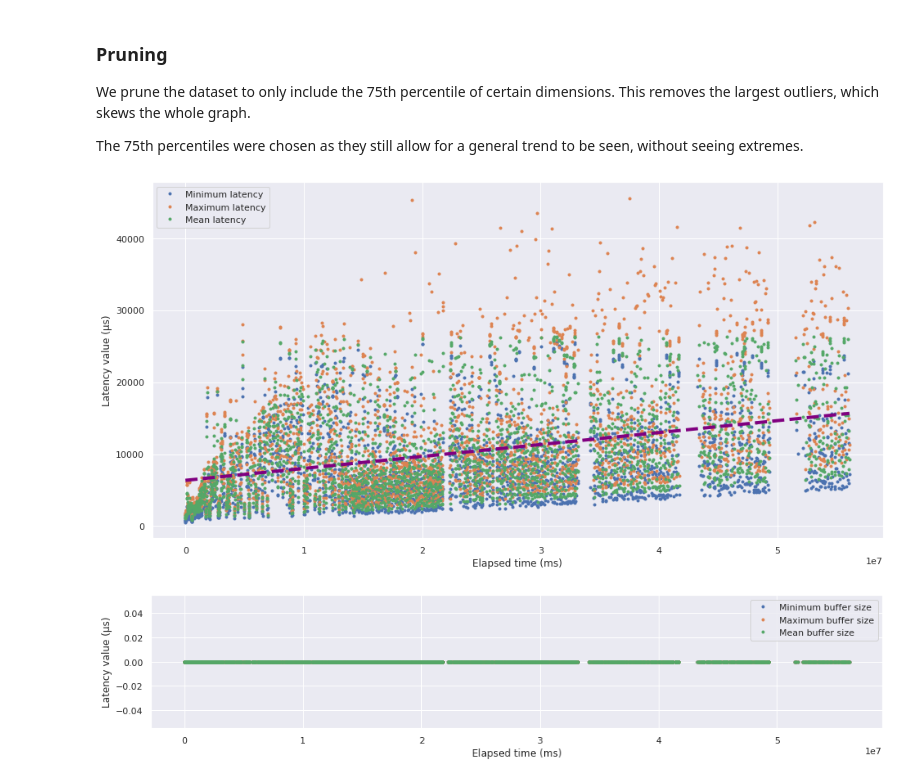
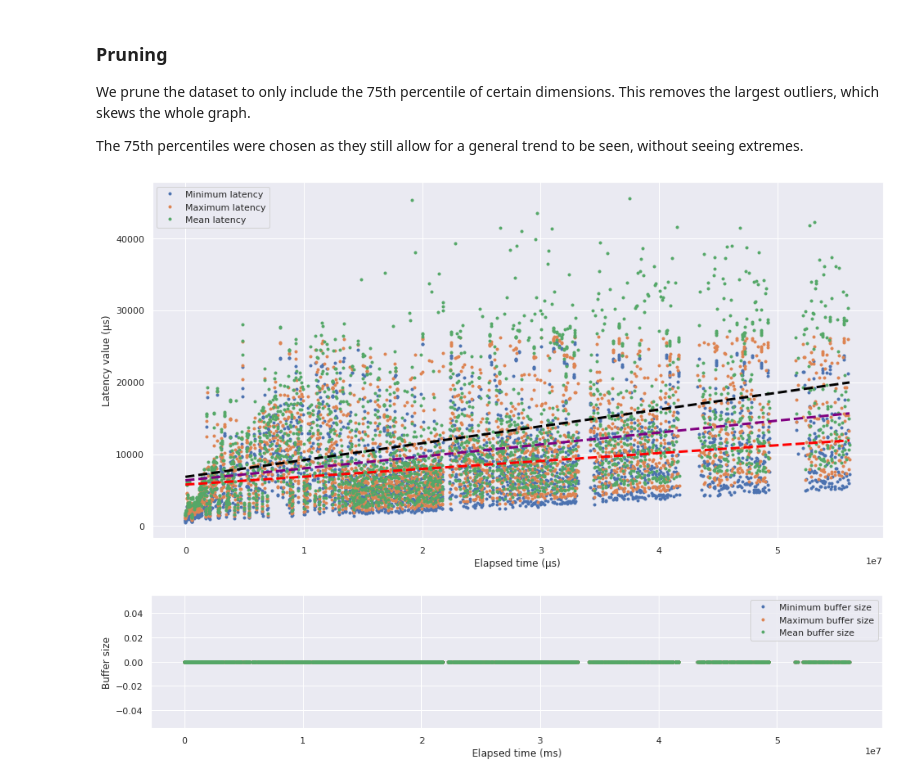
Before and after one commit to wgslr/trunkless-whiteboard, a Jupyter notebook: packages/benchmarks/analytics/benchmarks.ipynb, the cells around one changed output. Drawn from its saved outputs; the diff is of its cells as text; code cells hidden in the pictures.

```diff
--- a/packages/benchmarks/analytics/benchmarks.ipynb
+++ b/packages/benchmarks/analytics/benchmarks.ipynb
@@ -56,35 +56,37 @@ df = df.loc[df['latency_avg'] < percentile_75]
 percentile_75 = 50000
 df = df.loc[df['latency_max'] < percentile_75]
 # %%
-latency_df = df[['latency_min', 'latency_max', 'latency_avg']]
+latency_columns = ['latency_min', 'latency_avg', 'latency_max']
+latency_df = df[latency_columns]
 latency_df.plot(
     linestyle='None',
     marker='.',
-    xlabel='Elapsed time (ms)',
+    xlabel='Elapsed time (μs)',
     ylabel='Latency value (μs)',
 )
 plt.legend([
     'Minimum latency',
     'Maximum latency',
     'Mean latency',
 ])
 
-z = np.polyfit(df.index, df.latency_avg, 1)
-p = np.poly1d(z)
-plt.plot(
-    df.index,
-    p(df.index),
-    color='purple',
-    linestyle='--',
-    linewidth=4,
-)
+for column, color in zip(latency_columns, ['red', 'purple', 'black']):
+    z = np.polyfit(df.index, df[column], 1)
+    p = np.poly1d(z)
+    plt.plot(
+        df.index,
+        p(df.index),
+        color=color,
+        linestyle='--',
+        linewidth=3,
+    )
 
 plt.savefig(
     fname='latency.jpg',
     dpi=100,
 )
 # %% [output]
-[figure, old version]
+[figure, new version]
 # %%
 buffer_df = df[['buffer_min', 'buffer_max', 'buffer_avg']]
 buffer_df.plot(
@@ -92,7 +94,7 @@ buffer_df.plot(
     linestyle='None',
     marker='.',
     xlabel='Elapsed time (ms)',
-    ylabel='Latency value (μs)',
+    ylabel='Buffer size',
 )
 plt.legend([
     'Minimum buffer size',
@@ -105,4 +107,4 @@ plt.savefig(
     dpi=100,
 )
 # %% [output]
-[figure, old version]
+[figure, new version]
```
